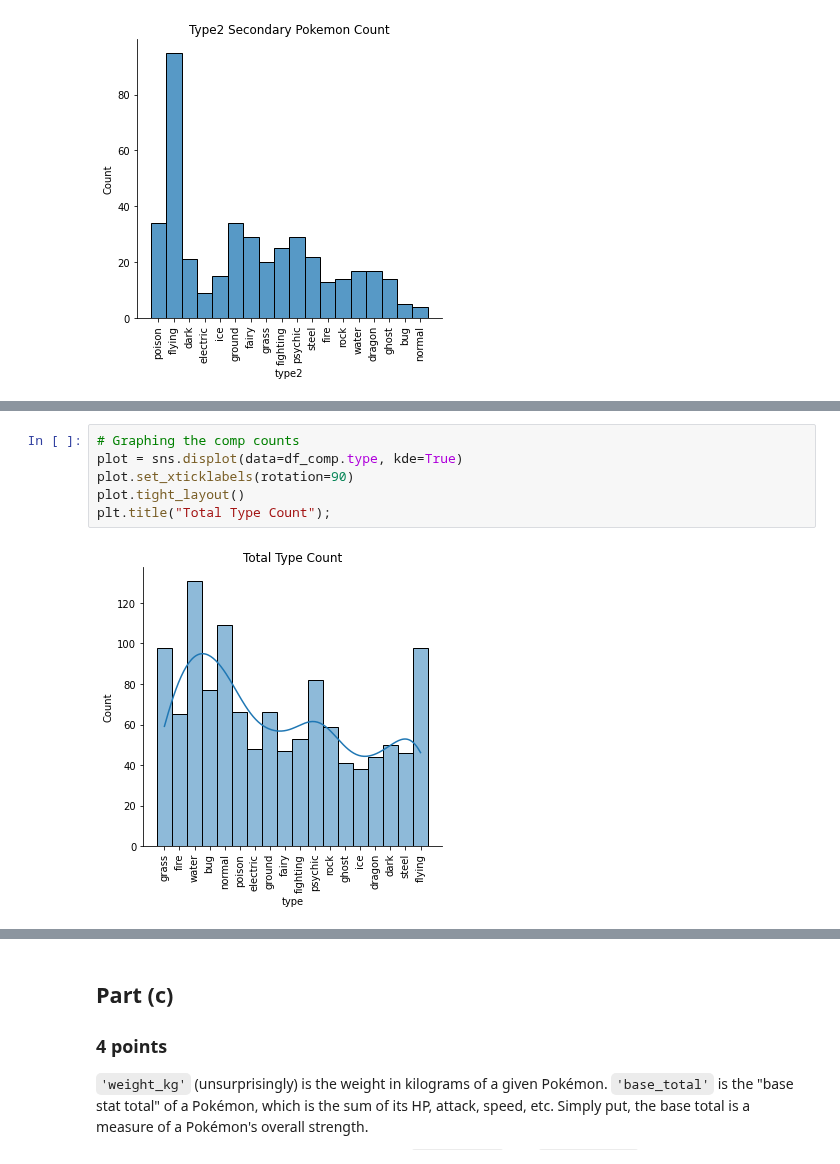
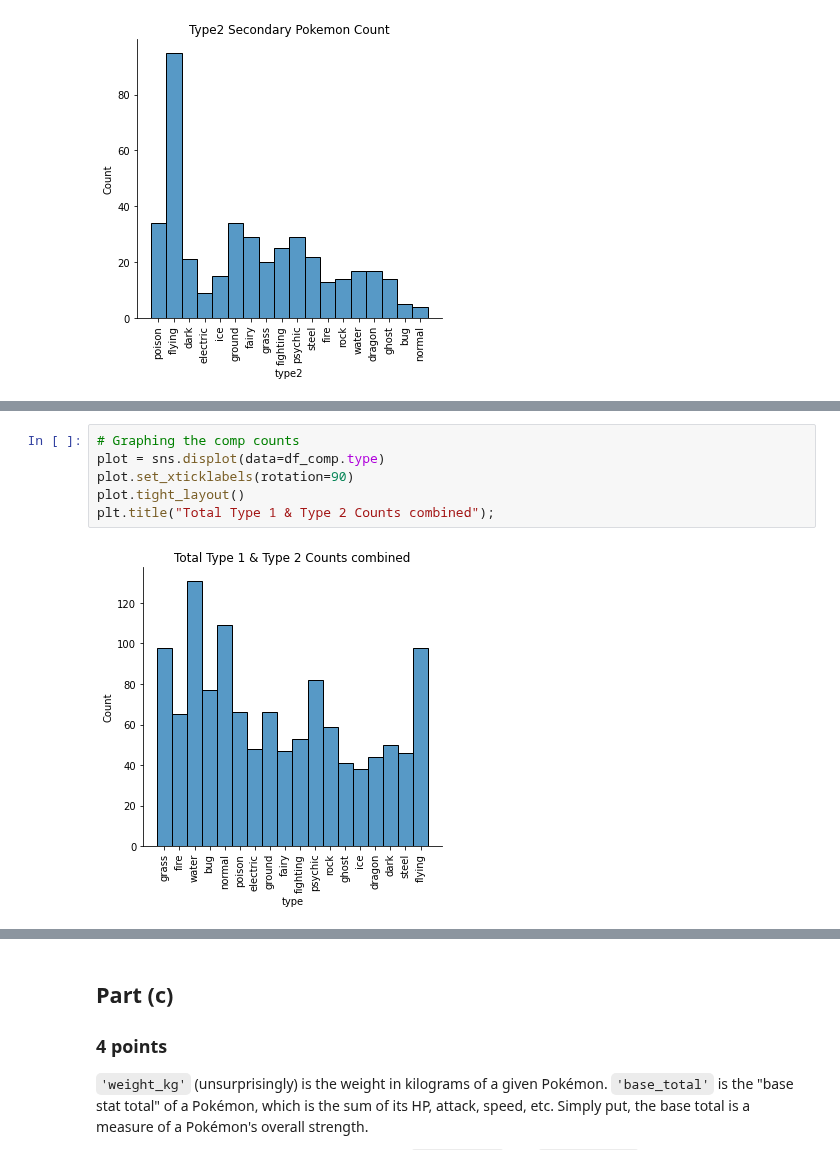
Before and after one commit to DuncanFerguson/GITHUB_REPOSITORY, a Jupyter notebook: DU_MSDS/Data Science Tools 1/Assignment_6/Duncan_Ferguson_Assignment _6 _Inferential_Statistics.ipynb, the cells around one changed output, grey strips where cells are left out. Saved outputs shown, nothing was run; the diff lists cells and outputs as text.

```diff
--- a/DU_MSDS/Data Science Tools 1/Assignment_6/Duncan_Ferguson_Assignment _6 _Inferential_Statistics.ipynb
+++ b/DU_MSDS/Data Science Tools 1/Assignment_6/Duncan_Ferguson_Assignment _6 _Inferential_Statistics.ipynb
@@ -154,10 +157,10 @@ ice          38
 Name: type, dtype: int64
 # %%
 # Graphing the comp counts
-plot = sns.displot(data=df_comp.type, kde=True)
+plot = sns.displot(data=df_comp.type)
 plot.set_xticklabels(rotation=90)
 plot.tight_layout()
-plt.title("Total Type Count");
+plt.title("Total Type 1 & Type 2 Counts combined");
 # %% [output]
-[figure, old version]
+[figure, new version]
 # %%
```
Also changed, not shown: parts of 6 cells of this notebook.
